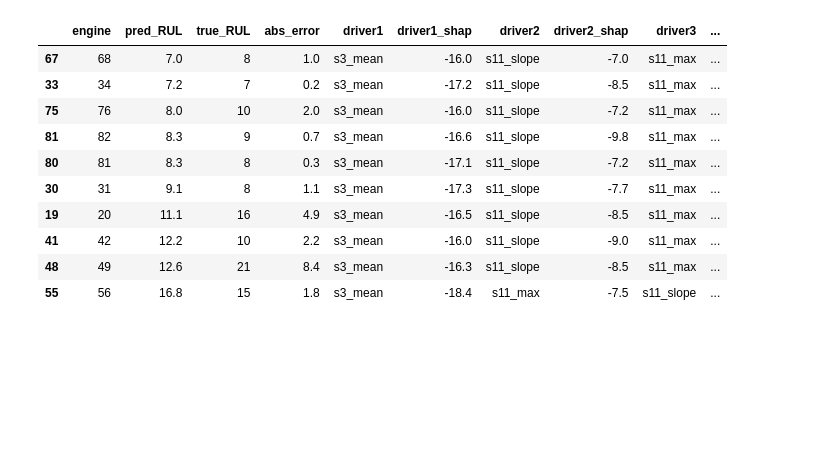
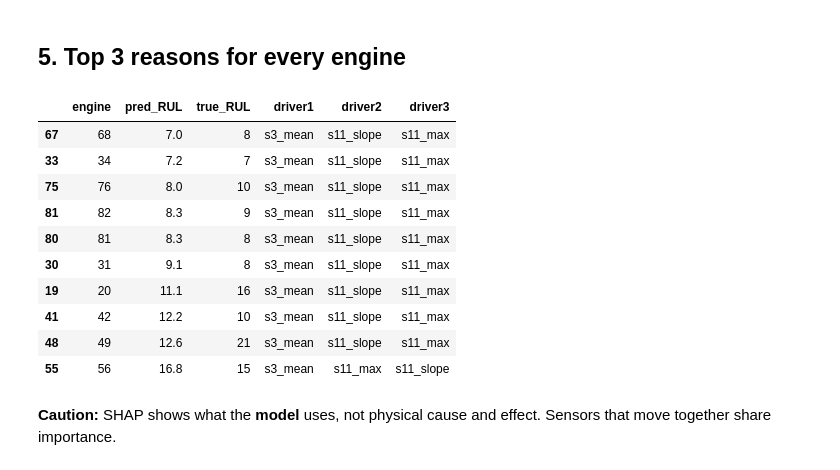
Before and after one commit to agupta30be24-create/aerohealth, a Jupyter notebook: notebooks/04_shap.ipynb, the cells around one changed output. Drawn from its saved outputs; the diff is of its cells as text; code cells hidden in the pictures; blank space fills up the shorter version.

```diff
--- a/notebooks/04_shap.ipynb
+++ b/notebooks/04_shap.ipynb
@@ -48,10 +29,9 @@ test RMSE (uncapped): 14.09
 # %%
-explainer = shap.TreeExplainer(xgb)
-sv = explainer.shap_values(F_test)            # (100 engines, 90 features)
-base = float(explainer.expected_value)
-print("SHAP matrix:", sv.shape, "| base value (average prediction):", round(base, 2))
-print("max |pred - (base + sum SHAP)|:", float(np.abs(pred - (base + sv.sum(1))).max()))
+explainer = shap.TreeExplainer(model)
+sv = explainer(F_test)                         # SHAP values for every engine and feature
+sv.feature_names = names
 
-expl = shap.Explanation(values=sv, base_values=np.full(len(sv), base),
-                        data=F_test, feature_names=feat_names)
+base = sv.base_values[0]
+print("base value:", round(float(base), 2))
+print("check, base + sum of SHAP - prediction:", float(np.abs(base + sv.values.sum(1) - pred).max()))
 # %% [output]
@@ -103,8 +76,8 @@ Row *i* of the test set is test engine *i+1* (windows are built with `groupby("e
 # %%
-for label, i in [("most at risk", int(pred.argmin())), ("healthiest", int(pred.argmax()))]:
-    print(f"Engine {i+1} ({label}): predicted RUL {pred[i]:.1f}, true RUL {y_test_raw[i]:.0f}")
-    shap.plots.waterfall(expl[i], max_display=10, show=False)
-    plt.title(f"Test engine {i+1} ({label}) - predicted RUL {pred[i]:.1f}, true {y_test_raw[i]:.0f}")
-    plt.savefig(f"../results/shap_waterfall_engine{i+1}.png", dpi=150, bbox_inches="tight")
-    plt.show()
+i = pred.argmin()                              # row i = test engine i + 1
+print(f"engine {i + 1}: predicted RUL {pred[i]:.1f}, true RUL {y_test[i]:.0f}")
+
+shap.plots.waterfall(sv[i], max_display=10, show=False)
+plt.savefig(f"../results/shap_waterfall_engine{i + 1}.png", dpi=150, bbox_inches="tight")
+plt.show()
 # %% [output]
@@ -118,26 +86,25 @@ Saved to `results/shap_top_drivers_xgb.csv` for the Streamlit dashboard.
+# %% [markdown]
+## 5. Top 3 reasons for every engine
 # %%
 rows = []
-for i in range(len(sv)):
-    top = np.argsort(-np.abs(sv[i]))[:3]
-    row = {"engine": i + 1, "pred_RUL": round(float(pred[i]), 1), "true_RUL": int(y_test_raw[i]),
-           "abs_error": round(abs(float(pred[i]) - float(y_test_raw[i])), 1)}
-    for k, j in enumerate(top, 1):
-        row[f"driver{k}"] = feat_names[j]
-        row[f"driver{k}_shap"] = round(float(sv[i, j]), 1)
-    rows.append(row)
+for i in range(len(pred)):
+    top3 = pd.Series(np.abs(sv.values[i]), index=names).nlargest(3).index
+    rows.append([i + 1, round(float(pred[i]), 1), int(y_test[i]), *top3])
 
-drivers = pd.DataFrame(rows)
+drivers = pd.DataFrame(rows, columns=["engine", "pred_RUL", "true_RUL", "driver1", "driver2", "driver3"])
 drivers.to_csv("../results/shap_top_drivers_xgb.csv", index=False)
 drivers.sort_values("pred_RUL").head(10)
 # %% [output]
-|  | engine | pred_RUL | true_RUL | abs_error | driver1 | driver1_shap | driver2 | driver2_shap | driver3 | ... |
-| 67 | 68 | 7.0 | 8 | 1.0 | s3_mean | -16.0 | s11_slope | -7.0 | s11_max | ... |
-| 33 | 34 | 7.2 | 7 | 0.2 | s3_mean | -17.2 | s11_slope | -8.5 | s11_max | ... |
-| 75 | 76 | 8.0 | 10 | 2.0 | s3_mean | -16.0 | s11_slope | -7.2 | s11_max | ... |
-| 81 | 82 | 8.3 | 9 | 0.7 | s3_mean | -16.6 | s11_slope | -9.8 | s11_max | ... |
-| 80 | 81 | 8.3 | 8 | 0.3 | s3_mean | -17.1 | s11_slope | -7.2 | s11_max | ... |
-| 30 | 31 | 9.1 | 8 | 1.1 | s3_mean | -17.3 | s11_slope | -7.7 | s11_max | ... |
-| 19 | 20 | 11.1 | 16 | 4.9 | s3_mean | -16.5 | s11_slope | -8.5 | s11_max | ... |
-| 41 | 42 | 12.2 | 10 | 2.2 | s3_mean | -16.0 | s11_slope | -9.0 | s11_max | ... |
-| 48 | 49 | 12.6 | 21 | 8.4 | s3_mean | -16.3 | s11_slope | -8.5 | s11_max | ... |
-| 55 | 56 | 16.8 | 15 | 1.8 | s3_mean | -18.4 | s11_max | -7.5 | s11_slope | ... |
+|  | engine | pred_RUL | true_RUL | driver1 | driver2 | driver3 |
+| 67 | 68 | 7.0 | 8 | s3_mean | s11_slope | s11_max |
+| 33 | 34 | 7.2 | 7 | s3_mean | s11_slope | s11_max |
+| 75 | 76 | 8.0 | 10 | s3_mean | s11_slope | s11_max |
+| 81 | 82 | 8.3 | 9 | s3_mean | s11_slope | s11_max |
+| 80 | 81 | 8.3 | 8 | s3_mean | s11_slope | s11_max |
+| 30 | 31 | 9.1 | 8 | s3_mean | s11_slope | s11_max |
+| 19 | 20 | 11.1 | 16 | s3_mean | s11_slope | s11_max |
+| 41 | 42 | 12.2 | 10 | s3_mean | s11_slope | s11_max |
+| 48 | 49 | 12.6 | 21 | s3_mean | s11_slope | s11_max |
+| 55 | 56 | 16.8 | 15 | s3_mean | s11_max | s11_slope |
+# %% [markdown]
+**Caution:** SHAP shows what the **model** uses, not physical cause and effect. Sensors that move together share importance.
```
Also changed, not shown: parts of 21 cells of this notebook, 19 other files.
